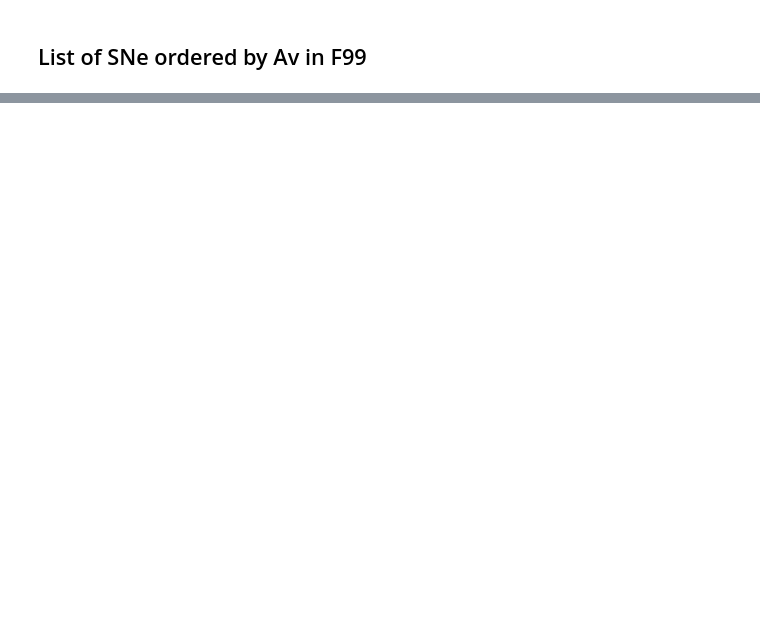
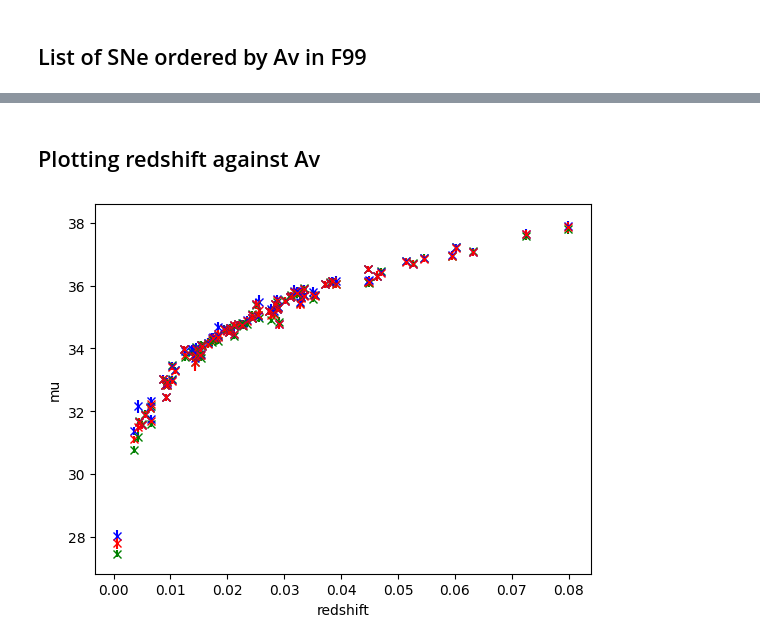
Before and after one commit to areilly14/AstrophysicsRedSNProject, a Jupyter notebook: PlottingManySN.ipynb, the cells around one changed output, grey strips where cells are left out. Saved outputs shown, nothing was run; the diff lists cells and outputs as text; code cells hidden in the pictures; blank space fills up the shorter version.

```diff
--- a/PlottingManySN.ipynb
+++ b/PlottingManySN.ipynb
@@ -266,2 +354,49 @@ print(SN_with_AV.sort_values("AV in F99"))
 
 [91 rows x 2 columns]
+# %% [markdown]
+## Plotting redshift against Av
+# %%
+for supernova_name in supernovae_names:
+    supernova_file = "/root/partiiiproject/Archive/"+supernova_name+".dat"
+    meta, lcdata = sncosmo.read_snana_ascii(supernova_file, default_tablename='OBS')
+    z = meta['REDSHIFT_FINAL']
+
+    dust_law = "F99"
+    sampleSummaryDir = "DustLawsFitOfAllSamples/"+supernova_name + dust_law + "_fit_summary.csv"
+    try:
+        samplesSummary = pd.read_csv(sampleSummaryDir)
+        samplesSummary = samplesSummary.rename(index=samplesSummary['Unnamed: 0'])
+        mu = samplesSummary.loc['mu[0]', 'mean']
+        mu_std = samplesSummary.loc['mu[0]', 'sd']
+        plt.errorbar(z, mu, mu_std, fmt=f'gx', label=dust_law)
+    except FileNotFoundError:
+        a=1
+
+    dust_law = "G23"
+    try:
+        sampleSummaryDir = "DustLawsFitOfAllSamples/"+supernova_name + dust_law + "_fit_summary.csv"
+        samplesSummary = pd.read_csv(sampleSummaryDir)
+        samplesSummary = samplesSummary.rename(index=samplesSummary['Unnamed: 0'])
+        mu = samplesSummary.loc['mu[0]', 'mean']
+        mu_std = samplesSummary.loc['mu[0]', 'sd']
+        plt.errorbar(z, mu, mu_std, fmt=f'bx', label=dust_law)
+    except FileNotFoundError:
+         a=1
+
+    dust_law = "F19"
+    sampleSummaryDir = "DustLawsFitOfAllSamples/"+supernova_name + dust_law + "_fit_summary.csv"
+    try:
+        samplesSummary = pd.read_csv(sampleSummaryDir)
+        samplesSummary = samplesSummary.rename(index=samplesSummary['Unnamed: 0'])
+        mu = samplesSummary.loc['mu[0]', 'mean']
+        mu_std = samplesSummary.loc['mu[0]', 'sd']
+        plt.errorbar(z, mu, mu_std, fmt=f'rx', label=dust_law)
+    except FileNotFoundError:
+        a=1
+
+plt.xlabel('redshift')
+plt.ylabel('mu')
+plt.savefig("/root/partiiiproject/DustLawsGeneralGraphs/distanceredshiftG23vsF99"+".png", bbox_inches='tight')
+plt.show()
+# %% [output]
+[figure, added]
```
Also changed, not shown: parts of 12 cells of this notebook, 18 other files.
